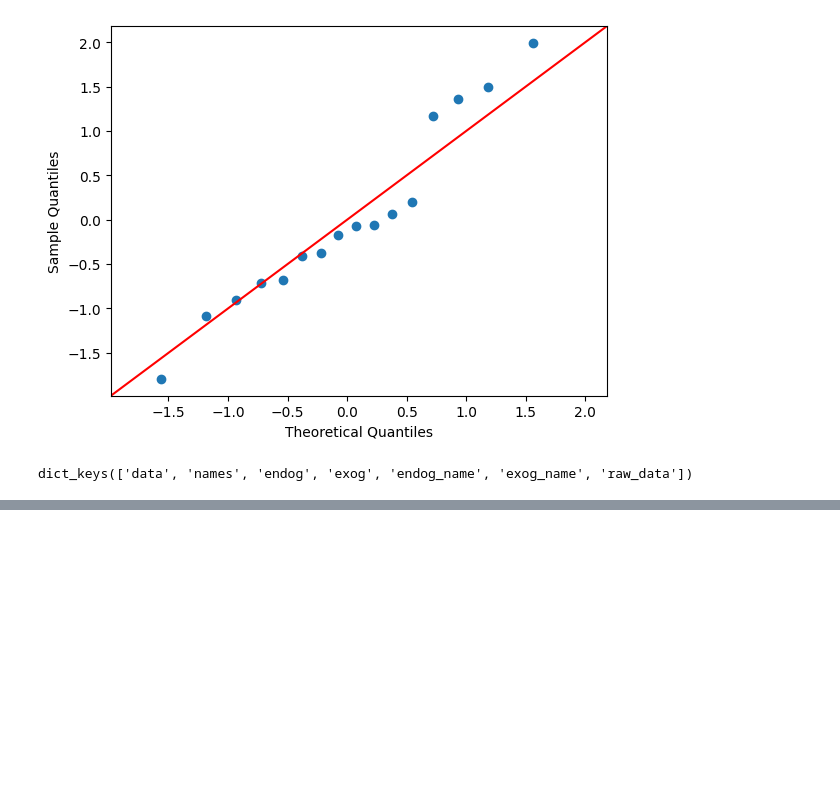
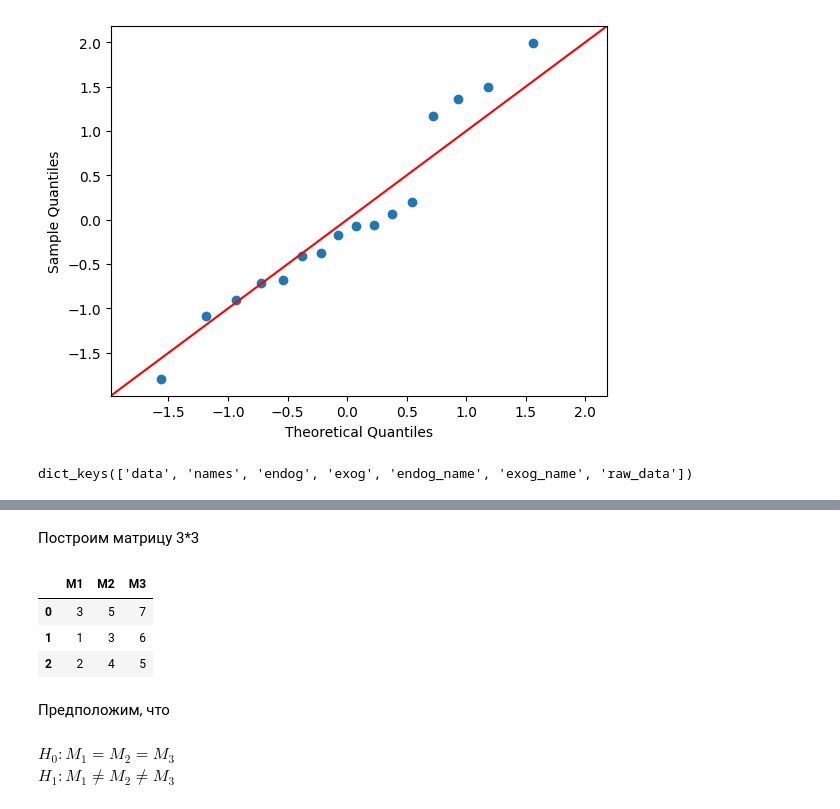
Before and after one commit to observer012/courses, a Jupyter notebook: Основы статистики(Stepik)/Основы статистики.ipynb, the cells around one changed output, grey strips where cells are left out. Saved outputs shown, nothing was run; the diff lists cells and outputs as text; code cells hidden in the pictures; blank space fills up the shorter version.

```diff
--- a/Основы статистики(Stepik)/Основы статистики.ipynb
+++ b/Основы статистики(Stepik)/Основы статистики.ipynb
@@ -662,0 +660,16 @@ data_st['exog']
+# %% [markdown]
+Построим матрицу 3*3
+# %%
+var = np.array([[3, 1, 2], [5, 3, 4], [7, 6, 5]])
+example = pd.DataFrame(var.T, columns = ['M1', 'M2', 'M3'])
+example
+# %% [output]
+|  | M1 | M2 | M3 |
+| 0 | 3 | 5 | 7 |
+| 1 | 1 | 3 | 6 |
+| 2 | 2 | 4 | 5 |
+# %% [markdown]
+Предположим, что
+# %% [markdown]
+$H_0: M_1 = M_2 = M_3$\
+$H_1: M_1 \neq M_2 \neq M_3$
```
Also changed, not shown: parts of 48 cells of this notebook, 1 other file.
